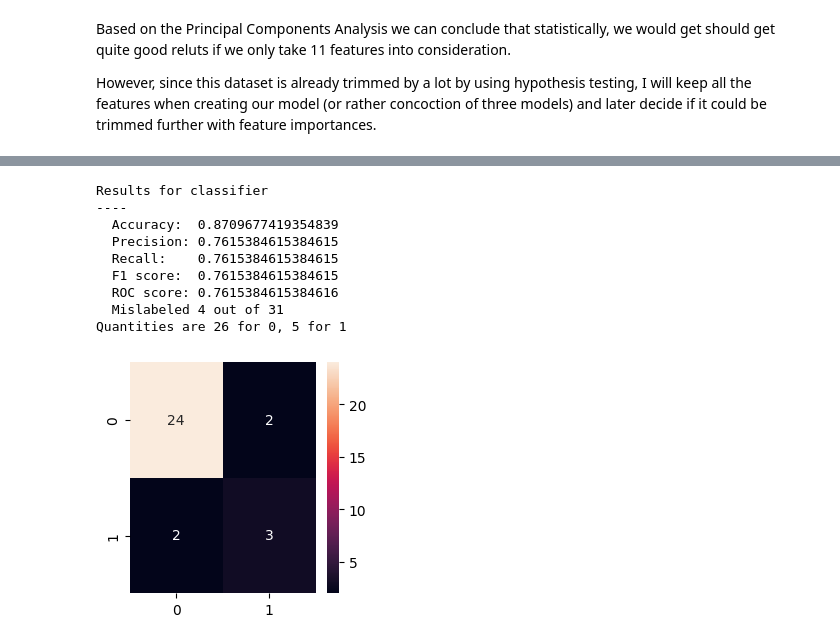
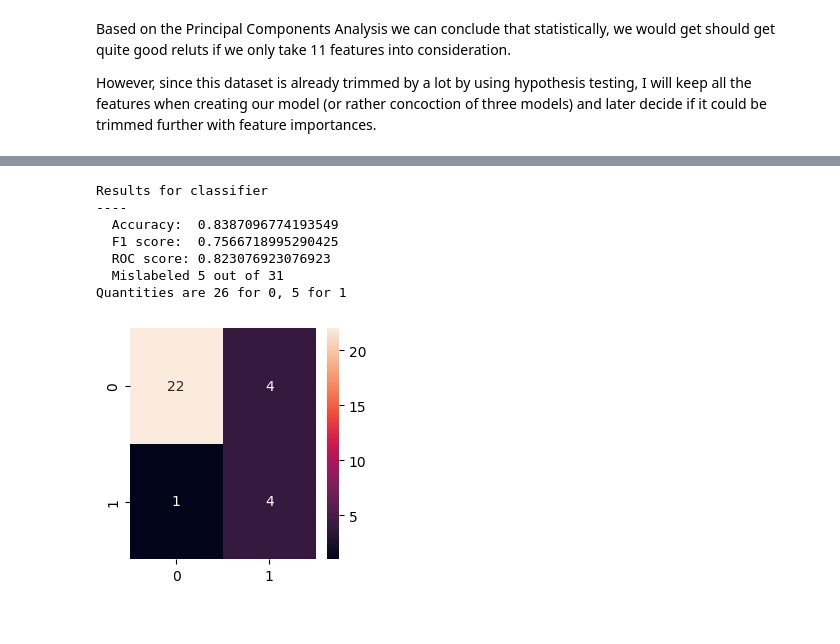
Before and after one commit to miladziekanowska/heart-failure-classification, a Jupyter notebook: Heart_failure_EDA_Modeling.ipynb, the cells around one changed output, grey strips where cells are left out. Cells and saved outputs as stored; diff of their text form; code cells hidden in the pictures.

Commit message:
Final model created

```diff
--- a/Heart_failure_EDA_Modeling.ipynb
+++ b/Heart_failure_EDA_Modeling.ipynb
@@ -172,6 +180,9 @@ df['CO'].replace('', 'none', inplace=True)
 # %%
 # others column is also messy and requires clean up
 df['Others'] = df['Others'].replace(r',\s*|,', ', ', regex=True)
+# %%
+df['SKReact'] = df['SKReact'].str.lower() \
+                             .str.strip()
 # %% [markdown]
 When it comes to `Diagnosis`, I do not understand a letter in here.
 At work, I would ask someone with medical background to group these. Since I am doing this alone, I asked ChatGPT to group these and it distinuished a 5 types:
@@ -428,9 +463,9 @@ y = df.pop('Mortality')
 X = df
 # %%
 X_train, X_test, y_train, y_test = train_test_split(X, y,
-                                                   test_size=0.2,
-                                                   random_state=27,
-                                                   stratify=y
+                                                    test_size=0.2,
+                                                    stratify=y,
+                                                    random_state=42
                                                    )
 
 # to balance out the data, let's use SMOTE
@@ -691,9 +631,13 @@ Upon checking, it seems this time `OPTUNA` failed to find a better hyperparamete
 # %%
 # let's test it on test data, which the model has not seen before
 # X_test_scaled = scaler.fit_transform(X_test)
-y_test_pred = ada2.predict(X_test)
+y_test_pred = rfc.predict(X_test)
 
-print_results(calculate_metrics(y_test, y_test_pred))
+print_results(calculate_metrics(y_test, y_test_pred), classifier_id='Random Forest')
 get_binary_classes(y_test)
 get_confusion_matrix(y_test, y_test_pred)
+
+models_metrics = {}
+
+models_metrics['Random Forest'] = calculate_metrics(y_test, y_test_pred)
 # %% [output]
@@ -945,16 +863,21 @@ Parameters: { "colsample_bytree", "gamma", "max_depth", "subsample" } are not us
 # %%
 X_train, X_test, y_train, y_test = train_test_split(X, y,
                                                    test_size=0.2,
-                                                   random_state=27,
-                                                   stratify=y
+                                                   stratify=y,
+                                                    random_state=42
                                                    )
 from imblearn.over_sampling import SMOTE
-sm = SMOTE(random_state=27,
-           sampling_strategy='auto',
-           k_neighbors=4 # choosing the amount od neighbours, 5 is default
+sm = SMOTE(sampling_strategy='auto',
+           k_neighbors=4,
+           random_state=42
           )
 
 X_train_sm, y_train_sm = sm.fit_resample(X_train, y_train)
+
+
+xgb_dict = {'accuracy': [],
+                    'f1 score': [],
+                    'roc score': []}
 
 for n, (train, val) in enumerate(kfoldcv.split(X_train_sm, y_train_sm), 1):
     X_train_fold, y_train_fold = X_train_sm.iloc[train], y_train_sm.iloc[train]
@@ -980,7 +903,6 @@ for n, (train, val) in enumerate(kfoldcv.split(X_train_sm, y_train_sm), 1):
     xgb.fit(X_train_fold, y_train_fold)
     y_pred = xgb.predict(X_val_fold)
 
-    print_results(calculate_metrics(y_val_fold, y_pred), classifier_id=n)
-    get_binary_classes(y_val_fold)
-    get_confusion_matrix(y_val_fold, y_pred)
+
+    cross_val_metrics(xgb_dict, y_val_fold, y_pred)
 # %% [output]
@@ -1037,19 +914,18 @@ Quantities are 21 for 0, 19 for 1
 # %%
-# let's test it on test data, which the model has not seen before
-# X_test_scaled = scaler.fit_transform(X_test)
+# testing
 y_test_pred = xgb.predict(X_test)
 
 print_results(calculate_metrics(y_test, y_test_pred))
 get_binary_classes(y_test)
 get_confusion_matrix(y_test, y_test_pred)
+
+models_metrics['XGBoost'] = calculate_metrics(y_test, y_test_pred)
 # %% [output]
 Results for classifier
 ----
-  Accuracy:  0.8709677419354839
-  Precision: 0.7615384615384615
-  Recall:    0.7615384615384615
-  F1 score:  0.7615384615384615
-  ROC score: 0.7615384615384616
-  Mislabeled 4 out of 31
+  Accuracy:  0.8387096774193549
+  F1 score:  0.7566718995290425
+  ROC score: 0.823076923076923
+  Mislabeled 5 out of 31
 Quantities are 26 for 0, 5 for 1
-[figure, old version]
+[figure, new version]
```
Also changed, not shown: parts of 43 cells of this notebook, 8 other files.
